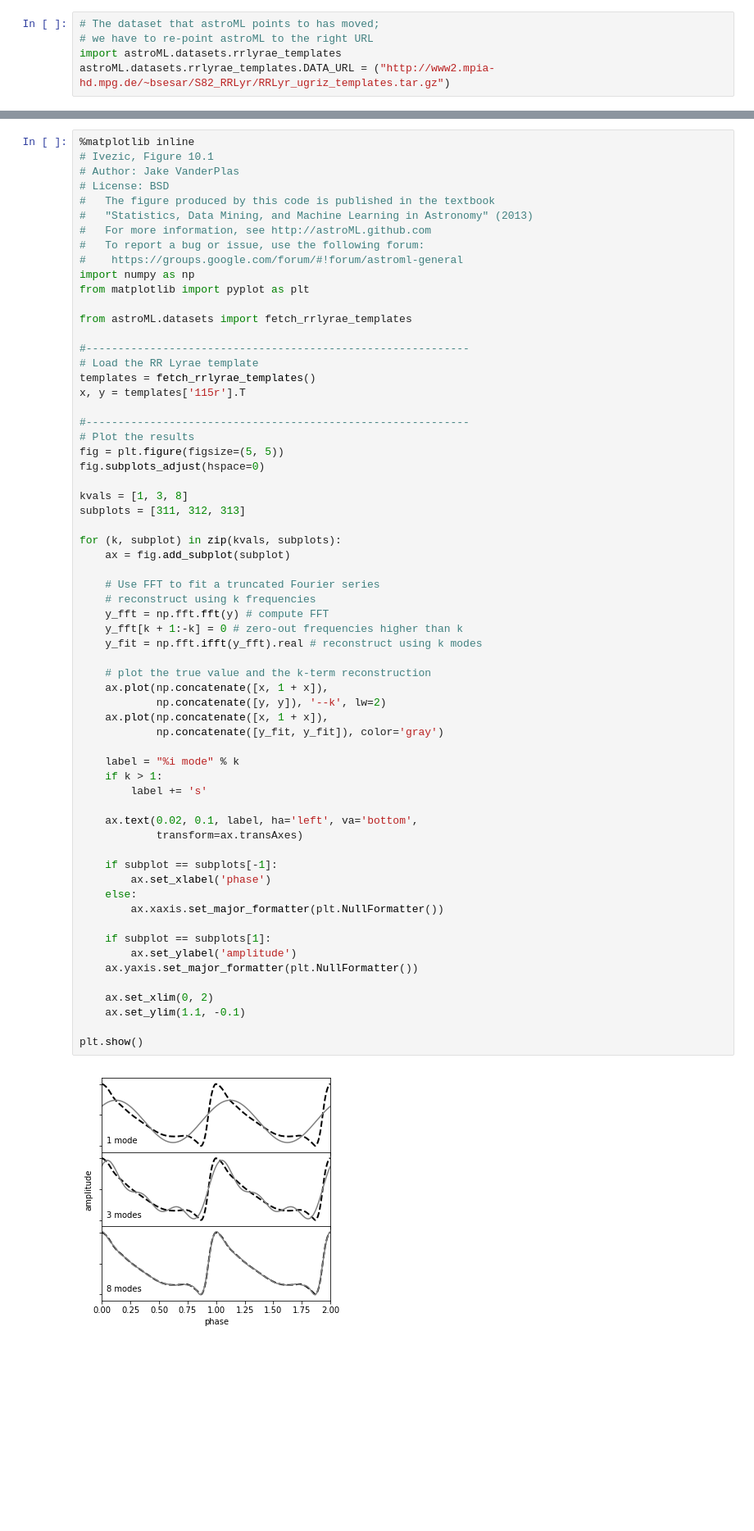
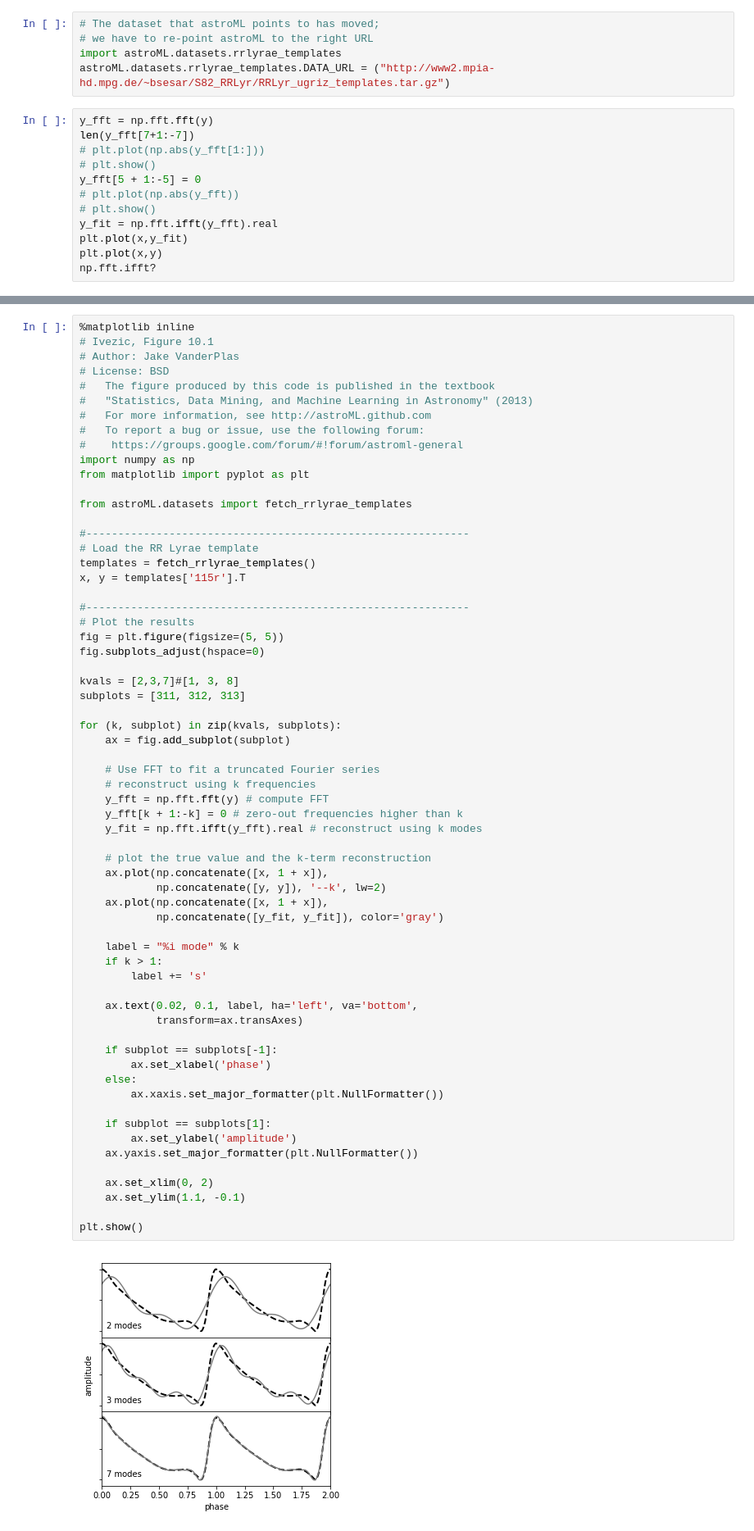
Before and after one commit to bayu-wilson/astr-324-s18, a Jupyter notebook: notebooks/Week-6-Tue.ipynb, the cells around one changed output, grey strips where cells are left out. Shown at 82% size. Cells and saved outputs as stored; diff of their text form; blank space fills up the shorter version.

```diff
--- a/notebooks/Week-6-Tue.ipynb
+++ b/notebooks/Week-6-Tue.ipynb
@@ -122,3 +122,15 @@ Note: **any** periodic function can be described within noise with a sufficientl
 # we have to re-point astroML to the right URL
 import astroML.datasets.rrlyrae_templates
 astroML.datasets.rrlyrae_templates.DATA_URL = ("http://www2.mpia-hd.mpg.de/~bsesar/S82_RRLyr/RRLyr_ugriz_templates.tar.gz")
+# %%
+y_fft = np.fft.fft(y)
+len(y_fft[7+1:-7])
+# plt.plot(np.abs(y_fft[1:]))
+# plt.show()
+y_fft[5 + 1:-5] = 0
+# plt.plot(np.abs(y_fft))
+# plt.show()
+y_fit = np.fft.ifft(y_fft).real
+plt.plot(x,y_fit)
+plt.plot(x,y)
+np.fft.ifft?
@@ -147,7 +161,7 @@ x, y = templates['115r'].T
 fig = plt.figure(figsize=(5, 5))
 fig.subplots_adjust(hspace=0)
 
-kvals = [1, 3, 8]
+kvals = [2,3,7]#[1, 3, 8]
 subplots = [311, 312, 313]
 
 for (k, subplot) in zip(kvals, subplots):
@@ -159,34 +173,34 @@ for (k, subplot) in zip(kvals, subplots):
     y_fft[k + 1:-k] = 0 # zero-out frequencies higher than k
     y_fit = np.fft.ifft(y_fft).real # reconstruct using k modes
 
     # plot the true value and the k-term reconstruction
     ax.plot(np.concatenate([x, 1 + x]),
             np.concatenate([y, y]), '--k', lw=2)
     ax.plot(np.concatenate([x, 1 + x]),
             np.concatenate([y_fit, y_fit]), color='gray')
 
     label = "%i mode" % k
     if k > 1:
         label += 's'
 
     ax.text(0.02, 0.1, label, ha='left', va='bottom',
             transform=ax.transAxes)
 
     if subplot == subplots[-1]:
         ax.set_xlabel('phase')
     else:
         ax.xaxis.set_major_formatter(plt.NullFormatter())
 
     if subplot == subplots[1]:
         ax.set_ylabel('amplitude')
     ax.yaxis.set_major_formatter(plt.NullFormatter())
 
     ax.set_xlim(0, 2)
     ax.set_ylim(1.1, -0.1)
 
 plt.show()
 # %% [output]
-[figure, old version]
+[figure, new version]
 # %% [markdown]
 The Fourier Transform can be powerful if the signal-to-noise is high (and noise is Gaussian and homoscedastic),
 but if not or if the signal has a complex shape or is irregularly sampled, then a probabilistic approach is better.  In astronomy, that is often the situation that we find ourselves in.  So, I'll leave the details for you to read about in $\S$ 10.2 and we'll skip ahead.
```
Also changed, not shown: parts of 2 cells of this notebook, 1 other file.
